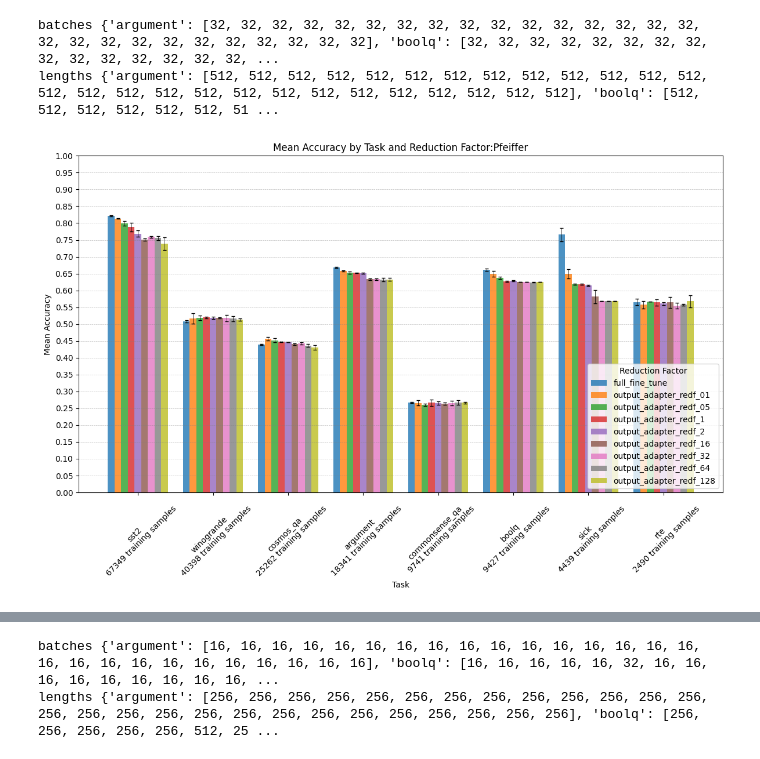
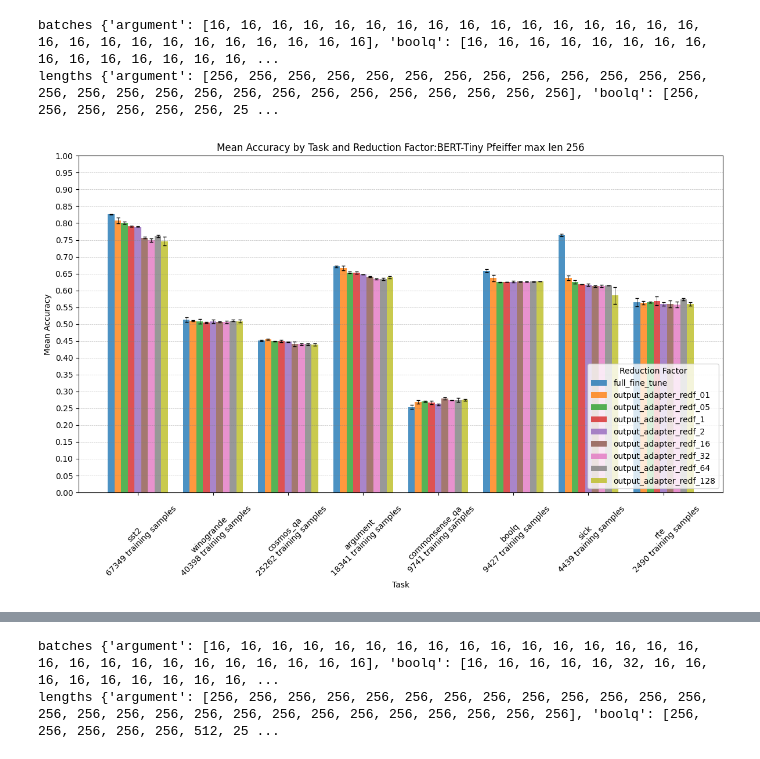
Before and after one commit to HectorAuvinen/adapter_experiments, a Jupyter notebook: notebooks/result_plotting.ipynb, the cells around one changed output, grey strips where cells are left out. Cells and saved outputs as stored; diff of their text form; code cells hidden in the pictures.

Commit message:
restructuring, new plots

```diff
--- a/notebooks/result_plotting.ipynb
+++ b/notebooks/result_plotting.ipynb
@@ -17,8 +30,10 @@ eval_result = "C:/Users/Hector Auvinen/Documents/GitHub/adapter_experiments/outp
+# %%
+eval_result = "C:/Users/Hector Auvinen/Documents/GitHub/adapter_experiments/outputs/16_rerun/bert-tiny-uncased"
 # %%
 new_results = read_eval_results(eval_result)
 data,errors,sorted_reduction_factors,tasks = prepare_eval_for_plots(new_results)
-plot_evaluation(data,errors,sorted_reduction_factors,tasks,"Pfeiffer")
+plot_evaluation(data,errors,sorted_reduction_factors,tasks,"BERT-Tiny Pfeiffer max len 256")
 # %% [output]
-batches {'argument': [32, 32, 32, 32, 32, 32, 32, 32, 32, 32, 32, 32, 32, 32, 32, 32, 32, 32, 32, 32, 32, 32, 32, 32, 32, 32, 32], 'boolq': [32, 32, 32, 32, 32, 32, 32, 32, 32, 32, 32, 32, 32, 32, 32, ...
-lengths {'argument': [512, 512, 512, 512, 512, 512, 512, 512, 512, 512, 512, 512, 512, 512, 512, 512, 512, 512, 512, 512, 512, 512, 512, 512, 512, 512, 512], 'boolq': [512, 512, 512, 512, 512, 512, 51 ...
+batches {'argument': [16, 16, 16, 16, 16, 16, 16, 16, 16, 16, 16, 16, 16, 16, 16, 16, 16, 16, 16, 16, 16, 16, 16, 16, 16, 16, 16], 'boolq': [16, 16, 16, 16, 16, 16, 16, 16, 16, 16, 16, 16, 16, 16, 16, ...
+lengths {'argument': [256, 256, 256, 256, 256, 256, 256, 256, 256, 256, 256, 256, 256, 256, 256, 256, 256, 256, 256, 256, 256, 256, 256, 256, 256, 256, 256], 'boolq': [256, 256, 256, 256, 256, 256, 25 ...
-[figure, old version]
+[figure, new version]
```
Also changed, not shown: parts of 42 cells of this notebook, 3 other files.
